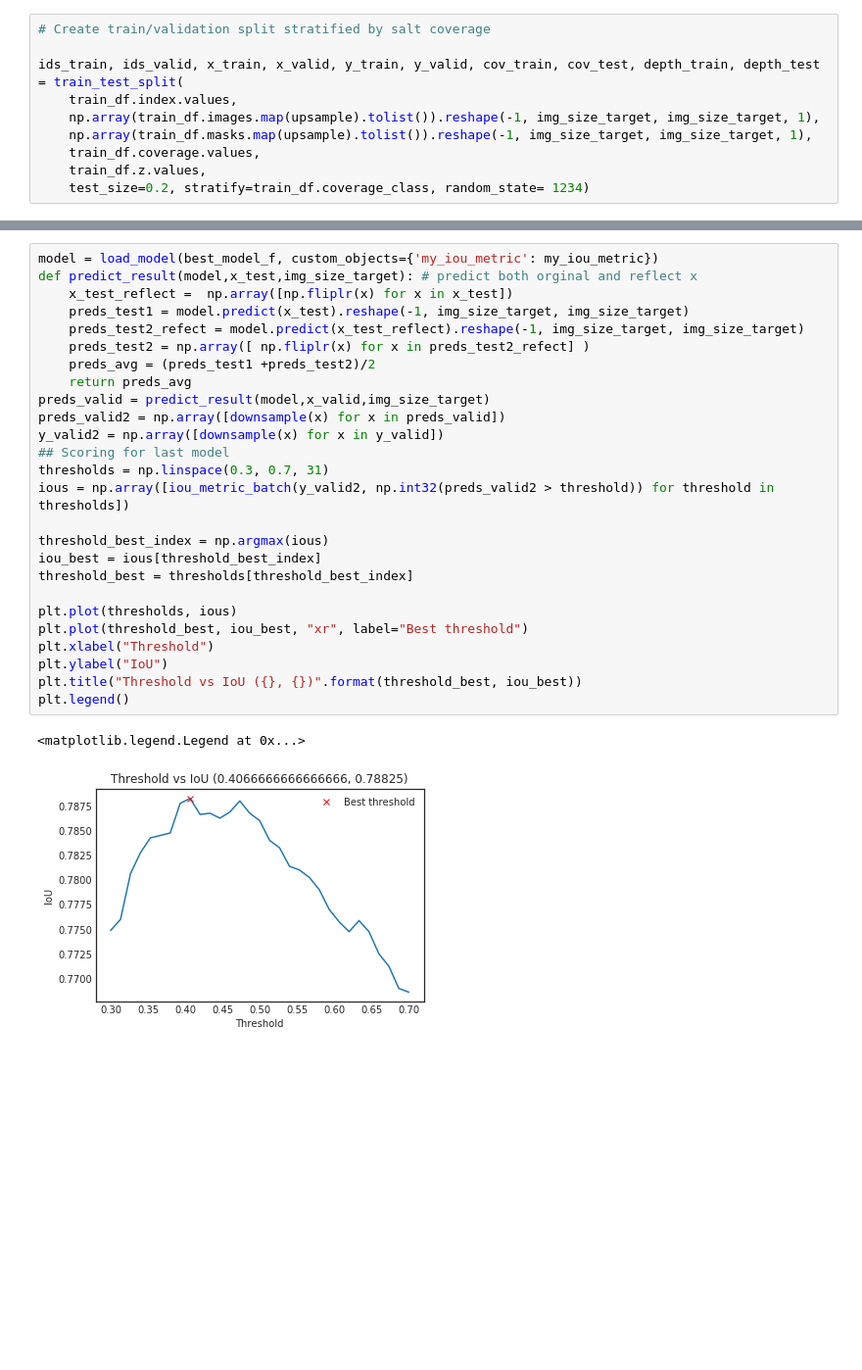
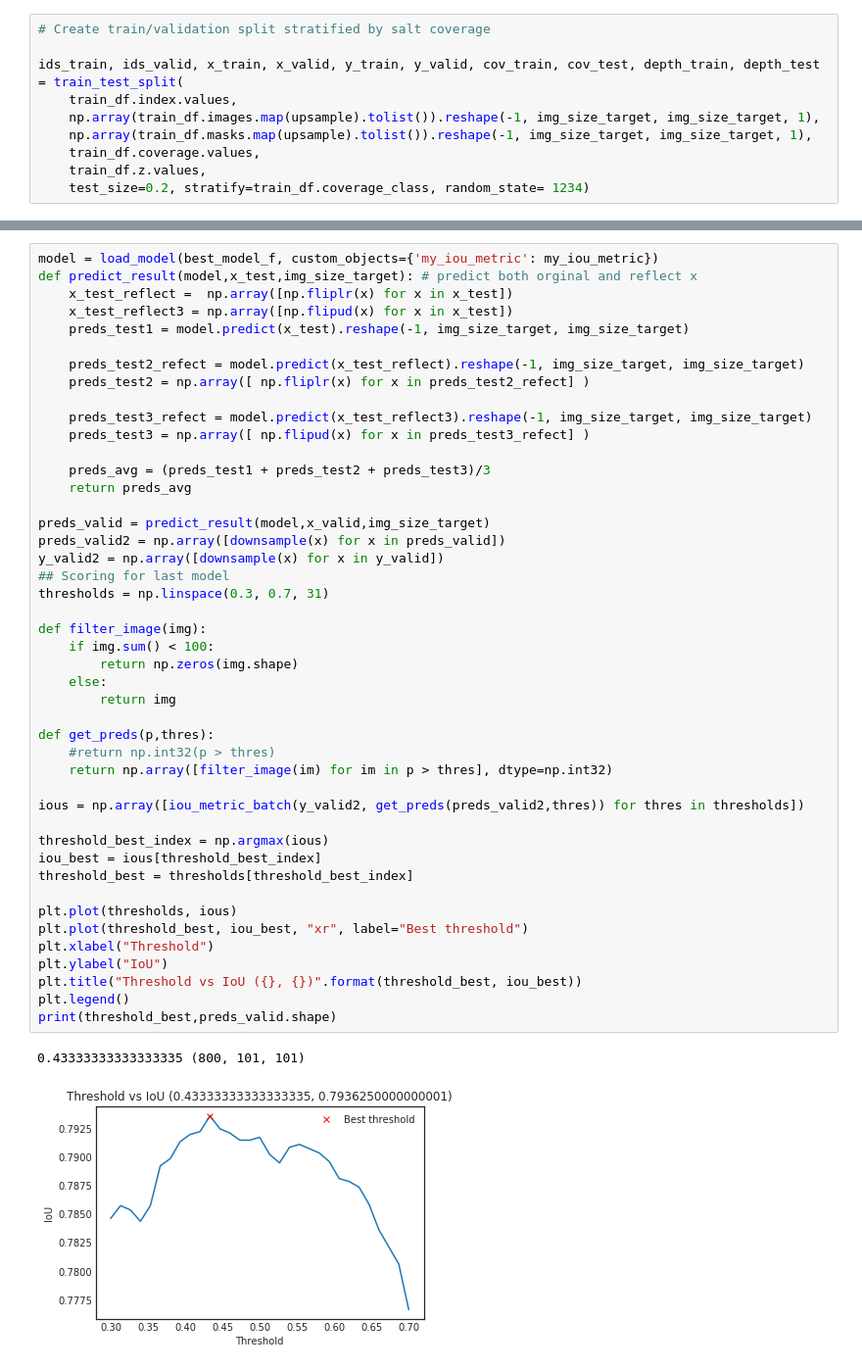
Before and after one commit to AloneGu/kaggle_tgs_salt, a Jupyter notebook: notebooks/base_u_net_leaky_relu.ipynb, the cells around one changed output, grey strips where cells are left out. Shown at 98% size. Cells and saved outputs as stored; diff of their text form; blank space fills up the shorter version.

```diff
--- a/notebooks/base_u_net_leaky_relu.ipynb
+++ b/notebooks/base_u_net_leaky_relu.ipynb
@@ -410,32 +424,51 @@ plt.show()
 # %%
 model = load_model(best_model_f, custom_objects={'my_iou_metric': my_iou_metric})
 def predict_result(model,x_test,img_size_target): # predict both orginal and reflect x
     x_test_reflect =  np.array([np.fliplr(x) for x in x_test])
+    x_test_reflect3 = np.array([np.flipud(x) for x in x_test])
     preds_test1 = model.predict(x_test).reshape(-1, img_size_target, img_size_target)
+
     preds_test2_refect = model.predict(x_test_reflect).reshape(-1, img_size_target, img_size_target)
     preds_test2 = np.array([ np.fliplr(x) for x in preds_test2_refect] )
-    preds_avg = (preds_test1 +preds_test2)/2
+
+    preds_test3_refect = model.predict(x_test_reflect3).reshape(-1, img_size_target, img_size_target)
+    preds_test3 = np.array([ np.flipud(x) for x in preds_test3_refect] )
+
+    preds_avg = (preds_test1 + preds_test2 + preds_test3)/3
     return preds_avg
+
 preds_valid = predict_result(model,x_valid,img_size_target)
 preds_valid2 = np.array([downsample(x) for x in preds_valid])
 y_valid2 = np.array([downsample(x) for x in y_valid])
 ## Scoring for last model
 thresholds = np.linspace(0.3, 0.7, 31)
-ious = np.array([iou_metric_batch(y_valid2, np.int32(preds_valid2 > threshold)) for threshold in thresholds])
+
+def filter_image(img):
+    if img.sum() < 100:
+        return np.zeros(img.shape)
+    else:
+        return img
+
+def get_preds(p,thres):
+    #return np.int32(p > thres)
+    return np.array([filter_image(im) for im in p > thres], dtype=np.int32)
+
+ious = np.array([iou_metric_batch(y_valid2, get_preds(preds_valid2,thres)) for thres in thresholds])
 
 threshold_best_index = np.argmax(ious)
 iou_best = ious[threshold_best_index]
 threshold_best = thresholds[threshold_best_index]
 
 plt.plot(thresholds, ious)
 plt.plot(threshold_best, iou_best, "xr", label="Best threshold")
 plt.xlabel("Threshold")
 plt.ylabel("IoU")
 plt.title("Threshold vs IoU ({}, {})".format(threshold_best, iou_best))
 plt.legend()
+print(threshold_best,preds_valid.shape)
 # %% [output]
-<matplotlib.legend.Legend at 0x...>
+0.43333333333333335 (800, 101, 101)
-[figure, old version]
+[figure, new version]
 # %%
 """
 used for converting the decoded image to rle mask
```
Also changed, not shown: parts of 5 cells of this notebook, 1 other file.
